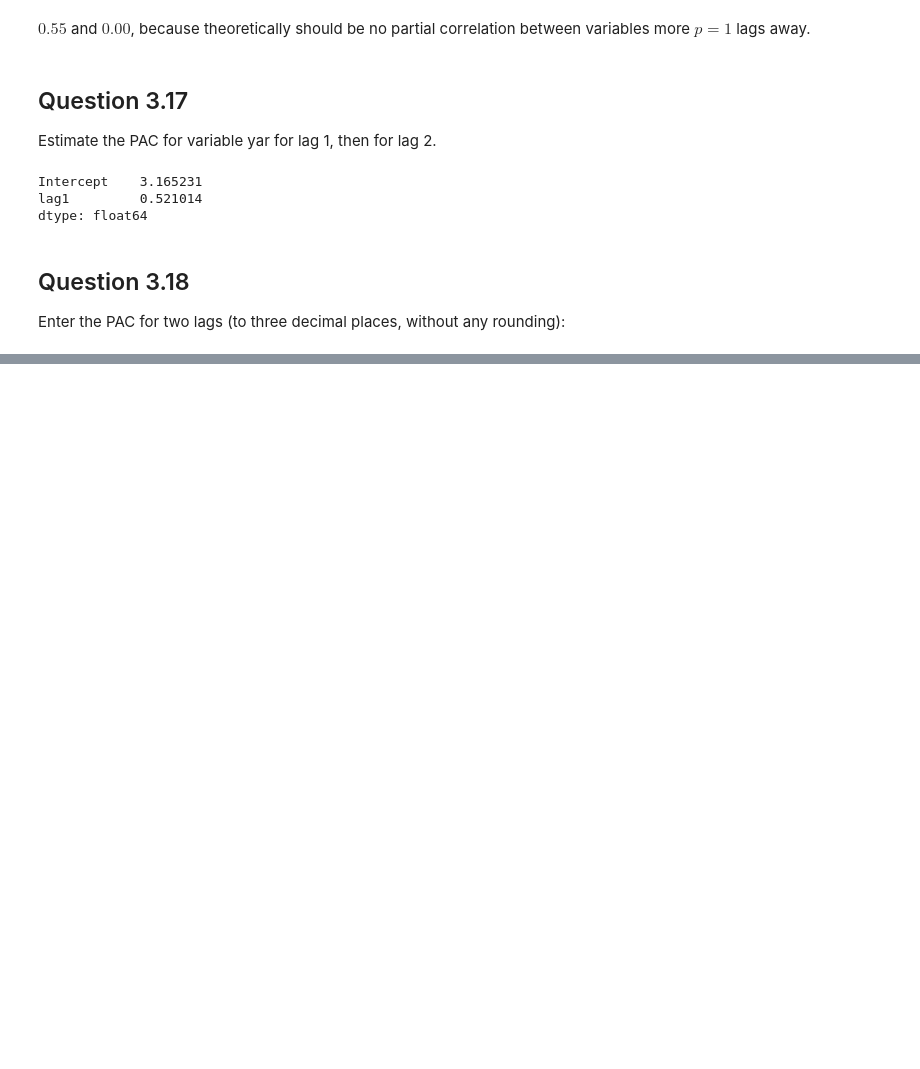
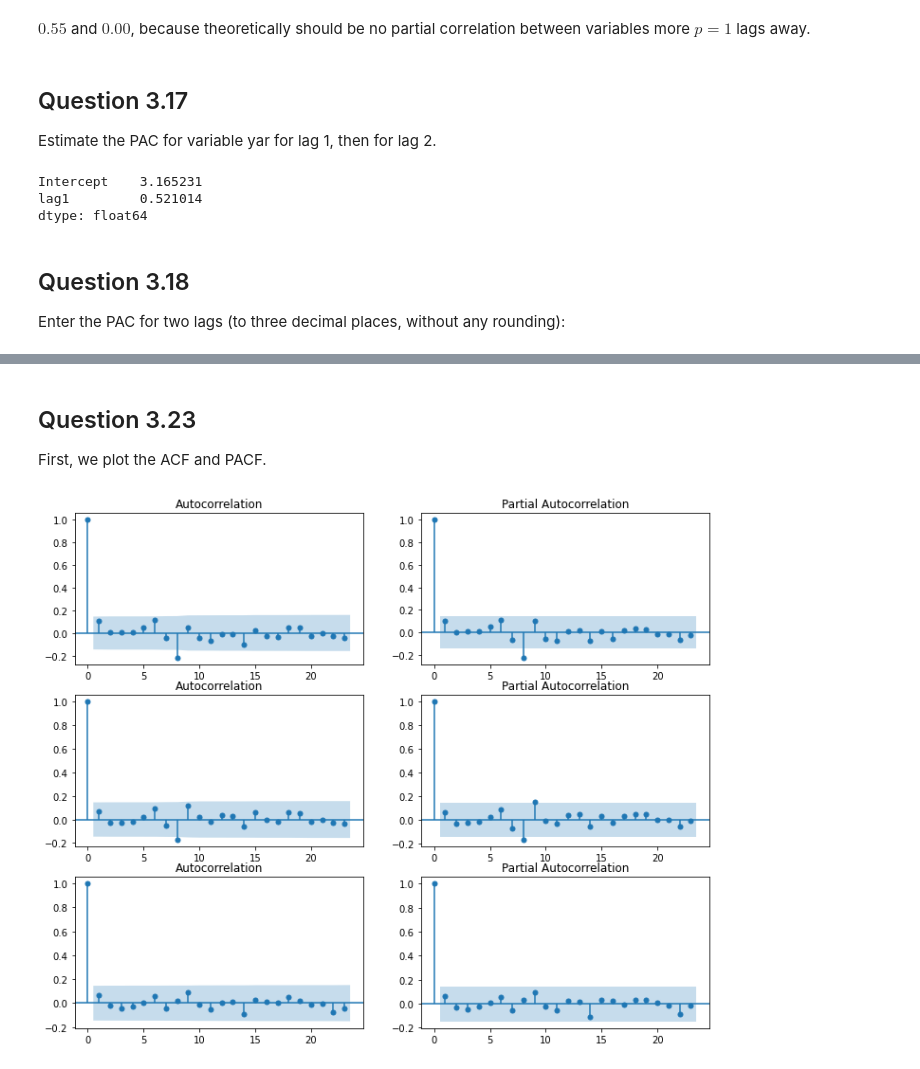
Before and after one commit to joaomacalos/imfx-python, a Jupyter notebook: m3a.ipynb, the cells around one changed output, grey strips where cells are left out. Drawn from its saved outputs; the diff is of its cells as text; code cells hidden in the pictures; blank space fills up the shorter version.

```diff
--- a/m3a.ipynb
+++ b/m3a.ipynb
@@ -201,0 +237,5 @@ Notes:
+# %%
+from statsmodels.tsa.statespace.sarimax import SARIMAX
+
+model1 = SARIMAX(pe_ind['pe_ind'], trend='c', order=(1, 0, 0)).fit(disp=0)
+model1.summary()
@@ -201,0 +271,3 @@ Notes:
+# %%
+model2 = SARIMAX(pe_ind['pe_ind'], trend='c', order=([1, 8], 0, 0)).fit(disp=0)
+model3 = SARIMAX(pe_ind['pe_ind'], trend='c', order=([1, 8], 0, [8])).fit(disp=0, maxiter=1000);
@@ -201,0 +349,19 @@ Notes:
+# %% [markdown]
+## Question 3.23
+
+First, we plot the ACF and PACF.
+# %%
+from statsmodels.graphics.tsaplots import plot_acf, plot_pacf
+
+fig, ax = plt.subplots(3, 2, figsize=(12, 10))
+
+plot_acf(model1.resid, ax=ax[0, 0])
+plot_pacf(model1.resid, ax=ax[0, 1])
+
+plot_acf(model2.resid, ax=ax[1, 0])
+plot_pacf(model2.resid, ax=ax[1, 1])
+
+plot_acf(model3.resid, ax=ax[2, 0])
+plot_pacf(model3.resid, ax=ax[2, 1]);
+# %% [output]
+[figure, added]
```
Also changed, not shown: parts of 42 cells of this notebook, 1 other file.
